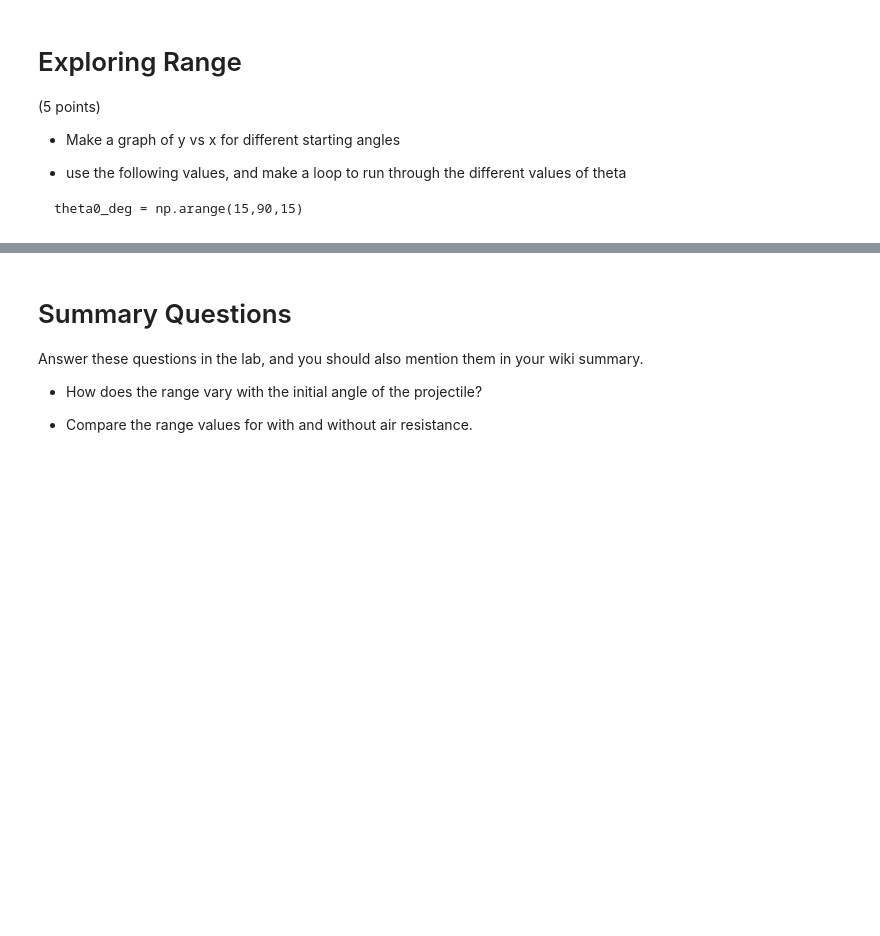
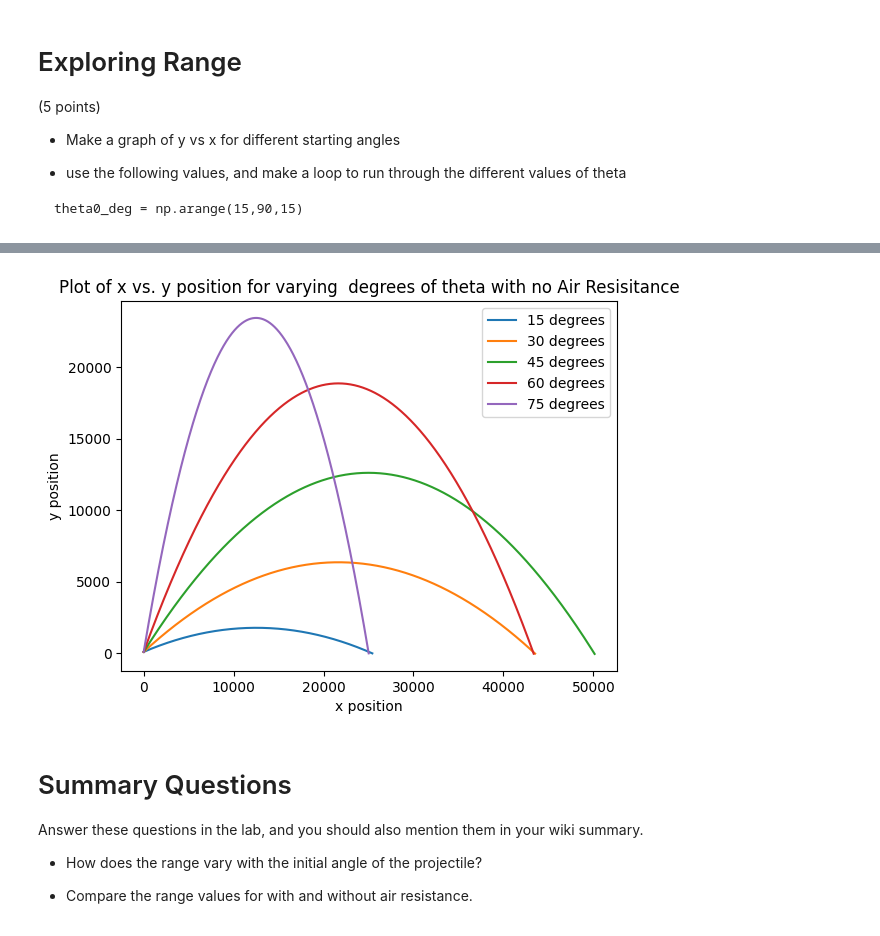
Before and after one commit to ryanmcmanamon1/computational_physics, a Jupyter notebook: Ryan_McManamon_08_Lab04_2D_Projectiles.ipynb, the cells around one changed output, grey strips where cells are left out. Cells and saved outputs as stored; diff of their text form; code cells hidden in the pictures; blank space fills up the shorter version.

```diff
--- a/Ryan_McManamon_08_Lab04_2D_Projectiles.ipynb
+++ b/Ryan_McManamon_08_Lab04_2D_Projectiles.ipynb
@@ -280,3 +280,25 @@ for i in theta0_deg:
+# %%
+theta0_deg = np.arange(15,90,15)
+theta0 = np.radians(theta0_deg)
+v0x = v0*np.cos(theta0)
+v0y = v0*np.sin(theta0)
+x0 = 0
+y0 = 100
+myB2 = 0
+
+plt.figure()
+'''display the x vs. y graph for all degrees of theta'''
+for i in theta0_deg:
+  v0x = v0*np.cos(np.radians(i))
+  v0y = v0*np.sin(np.radians(i))
+  t,x,y,vx,vy = calculate_euler(v0x,v0y,x0,y0,myB2,m)
+  plt.plot(x,y,label=f'{i} degrees')
+  plt.xlabel('x position')
+  plt.ylabel('y position')
+  plt.title('Plot of x vs. y position for varying  degrees of theta with no Air Resisitance')
+  plt.legend()
+# %% [output]
+[figure, added]
 # %% [markdown]
 # Summary Questions
 
```
Also changed, not shown: parts of 2 cells of this notebook.
